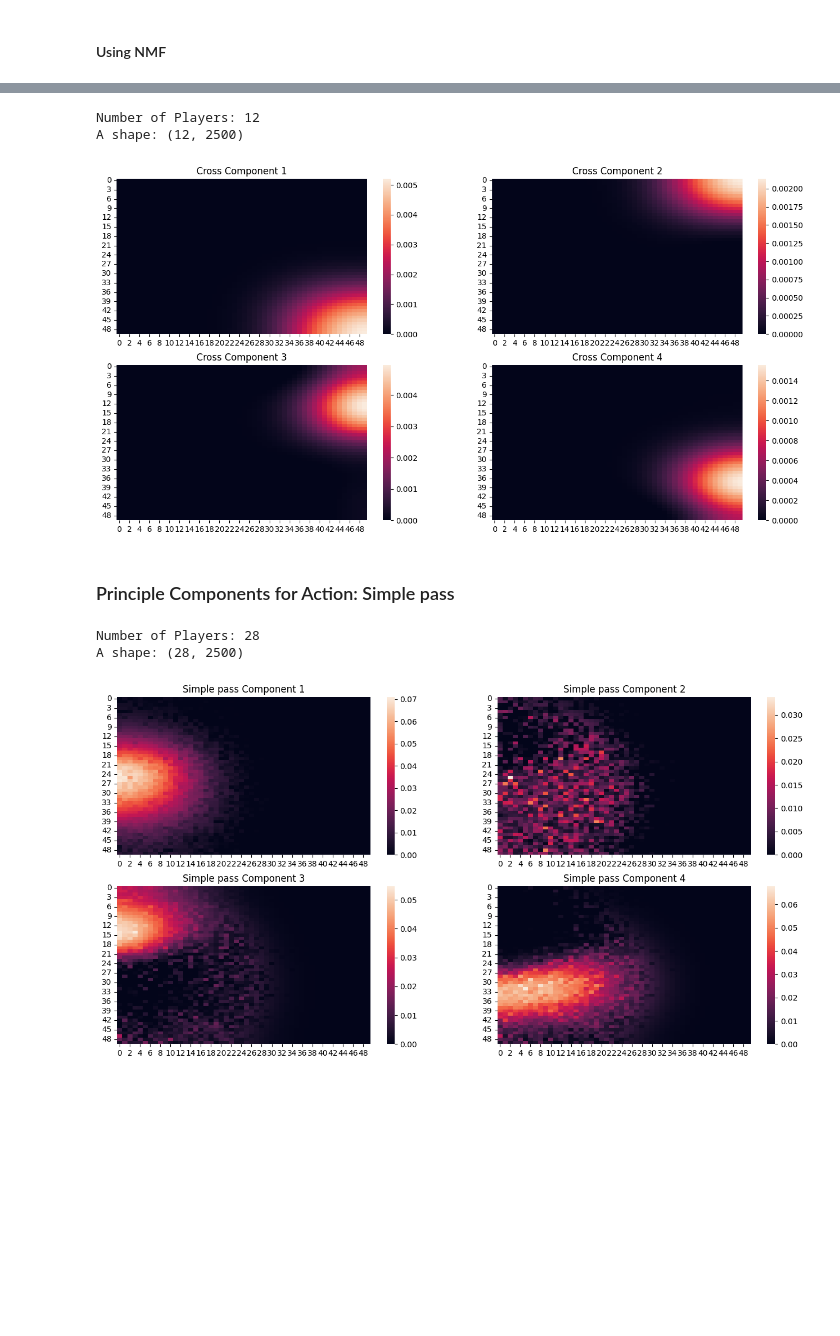
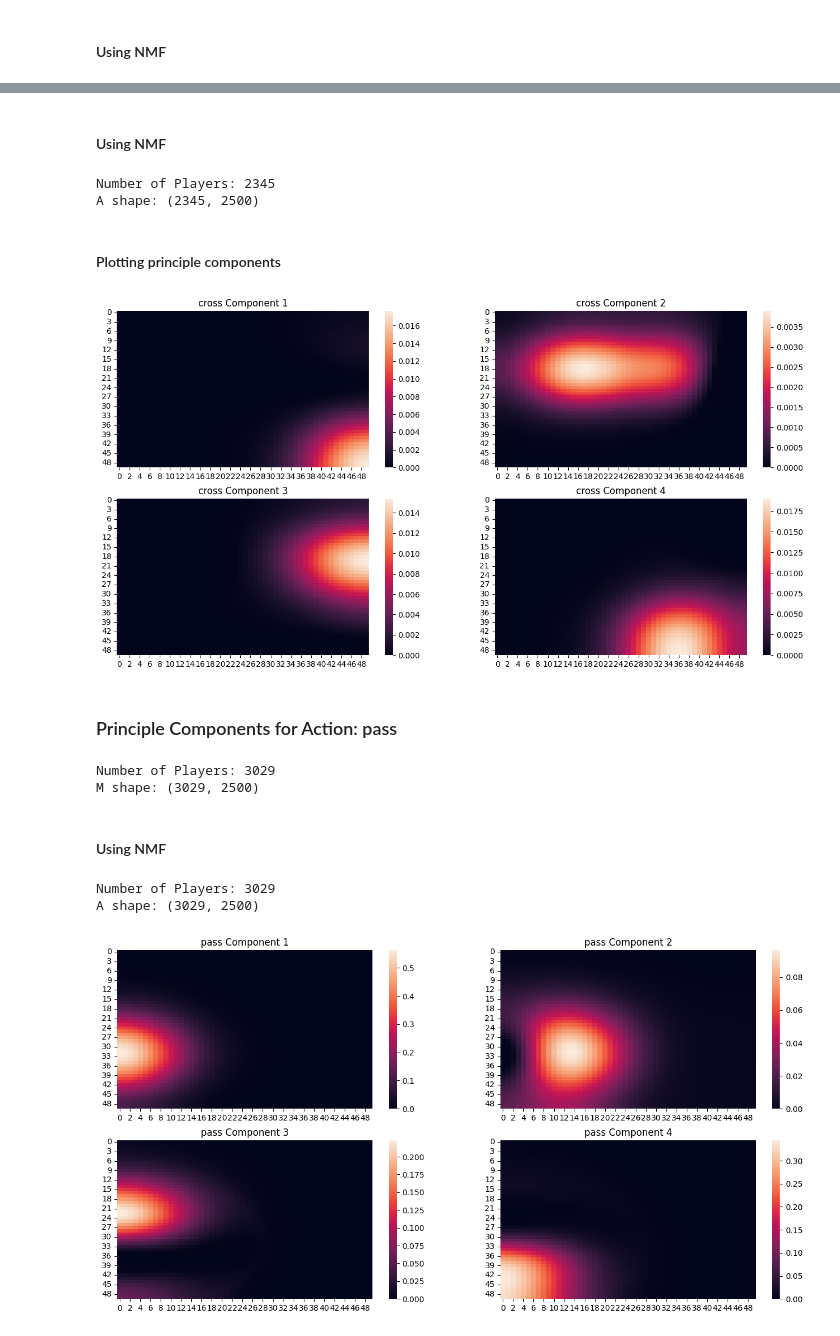
Before and after one commit to raphaelsenn/playervectors, a Jupyter notebook: demo_principal_components.ipynb, the cells around one changed output, grey strips where cells are left out. Cells and saved outputs as stored; diff of their text form; code cells hidden in the pictures; blank space fills up the shorter version.

```diff
--- a/demo_principal_components.ipynb
+++ b/demo_principal_components.ipynb
@@ -257,33 +242,41 @@ A = np.array(A).reshape(num_players, N * M)
+# %% [markdown]
+#### Using NMF
 # %%
 model = NMF(n_components=k_components, init='random', random_state=0)
-W = model.fit_transform(A)
+W = model.fit_transform(M)
 H = model.components_
 # %%
 print(f'Number of Players: {num_players}')
-print(f'A shape: {A.shape}')
+print(f'A shape: {M.shape}')
 # %% [output]
-Number of Players: 12
-A shape: (12, 2500)
+Number of Players: 2345
+A shape: (2345, 2500)
+# %% [markdown]
+#### Plotting principle components
 # %%
 fig, axes = plt.subplots(nrows=2, ncols=2, figsize=(16, 8))
 for k in range(k_components):
     H_k = H[k]
-    H_k = H_k.reshape(N, M)
+    H_k = H_k.reshape(grid[0], grid[1])
     ax = axes[k // 2, k % 2]
     sns.heatmap(H_k, ax=ax, cbar=True)
     ax.set_title(f'{action} Component {k + 1}')
 plt.show()
 # %% [output]
-[figure, old version]
+[figure, new version]
 # %% [markdown]
-### Principle Components for Action: Simple pass
+### Principle Components for Action: pass
 # %%
-# Hyperparameters
-M, N = 50, 50
+# ------------------------------------------------------
+# Hyperparameters:
+grid = (50, 50)         # Grid dimensions
+sigma = 8.0             # Sigma for gaussian blur
+action = 'pass'         # Relevant action 'a'
+k_components = 4        # Number of principle components for action 'a'
 
-k = 1
-sigma = 9.0
-action = 'Simple pass'
+# ------------------------------------------------------
+# (1): Calculate heatmaps (for every player for selected action 'a')
+
 playerID_to_heatmap = {}
 for playerID, pairXY in list(coordinates[action].items()):
     x, y = pairXY[0], pairXY[1]
@@ -299,14 +292,29 @@ for playerID, pairXY in list(coordinates[action].items()):
         player_name = playersID_to_name[playerID]
 
     # Build Player-Vectors
-    heatmap = PlayerHeatMap(shape=(M, N),
+    heatmap = PlayerHeatMap(shape=grid,
                             player_name=player_name,
                             player_id=playerID,
                             action_name=action,
                             sigma=sigma)
 
-    # 1 - 3: Counting + Normalizing + Smoothing
-    heatmap.fit(y, x, minutes)
-    # heatmap.fit(x, y, minutes)
+    # Counting + Normalizing + Smoothing
+    heatmap.fit(x, y, minutes)
 
     playerID_to_heatmap[playerID] = heatmap
+
+# ------------------------------------------------------
+# (2): Reshape heatmaps
+
+# Calculate matrix M
+M = []
+num_players = len(playerID_to_heatmap)
+for _, X in playerID_to_heatmap.items():
+    X_reshape = X.heatmap_.reshape(grid[0] * grid[1], 1)
+    M.append(X_reshape)
+M = np.array(M).reshape(num_players, grid[0] * grid[1])
+print(f'Number of Players: {num_players}')
+print(f'M shape: {M.shape}')
+# %% [output]
+Number of Players: 3029
+M shape: (3029, 2500)
@@ -326,21 +321,23 @@ A = np.array(A).reshape(num_players, N * M)
+# %% [markdown]
+#### Using NMF
 # %%
 model = NMF(n_components=k_components, init='random', random_state=0)
-W = model.fit_transform(A)
+W = model.fit_transform(M)
 H = model.components_
 # %%
 print(f'Number of Players: {num_players}')
-print(f'A shape: {A.shape}')
+print(f'A shape: {M.shape}')
 # %% [output]
-Number of Players: 28
-A shape: (28, 2500)
+Number of Players: 3029
+A shape: (3029, 2500)
 # %%
 fig, axes = plt.subplots(nrows=2, ncols=2, figsize=(16, 8))
 for k in range(k_components):
     H_k = H[k]
-    H_k = H_k.reshape(N, M)
+    H_k = H_k.reshape(grid[0], grid[1])
     ax = axes[k // 2, k % 2]
     sns.heatmap(H_k, ax=ax, cbar=True)
     ax.set_title(f'{action} Component {k + 1}')
 plt.show()
 # %% [output]
-[figure, old version]
+[figure, new version]
```
Also changed, not shown: parts of 27 cells of this notebook, 1 other file.
